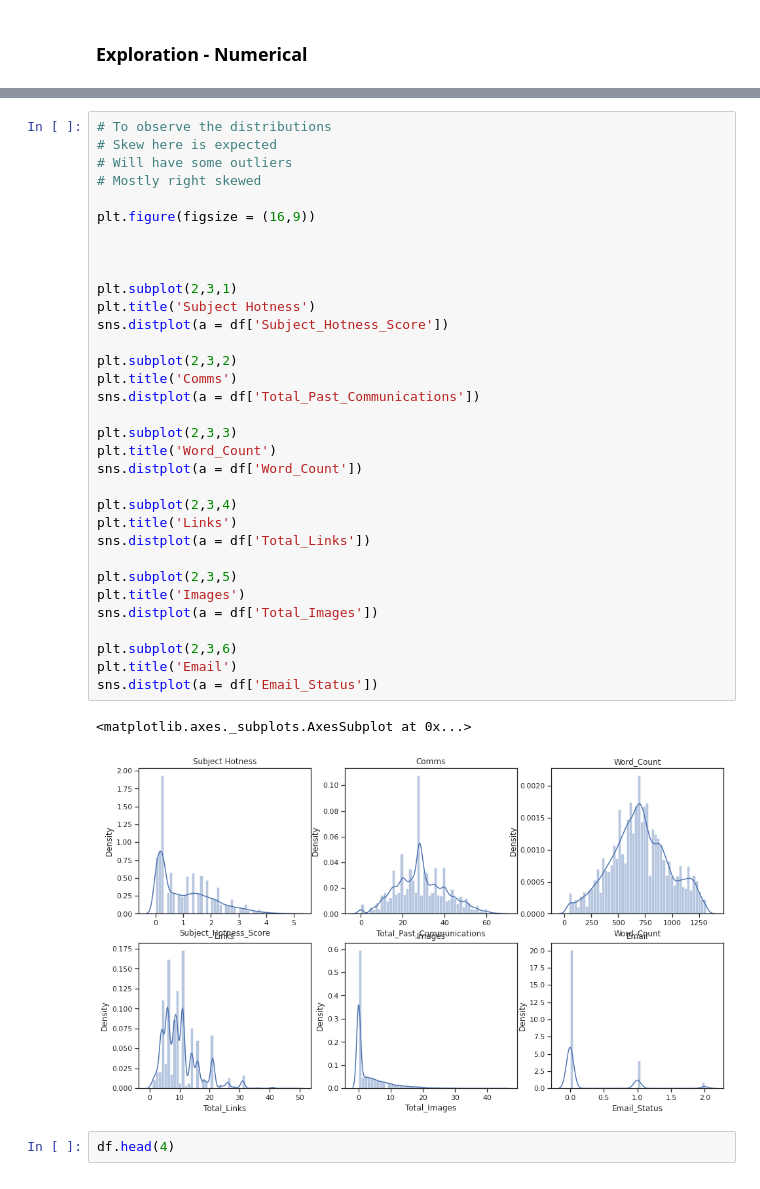
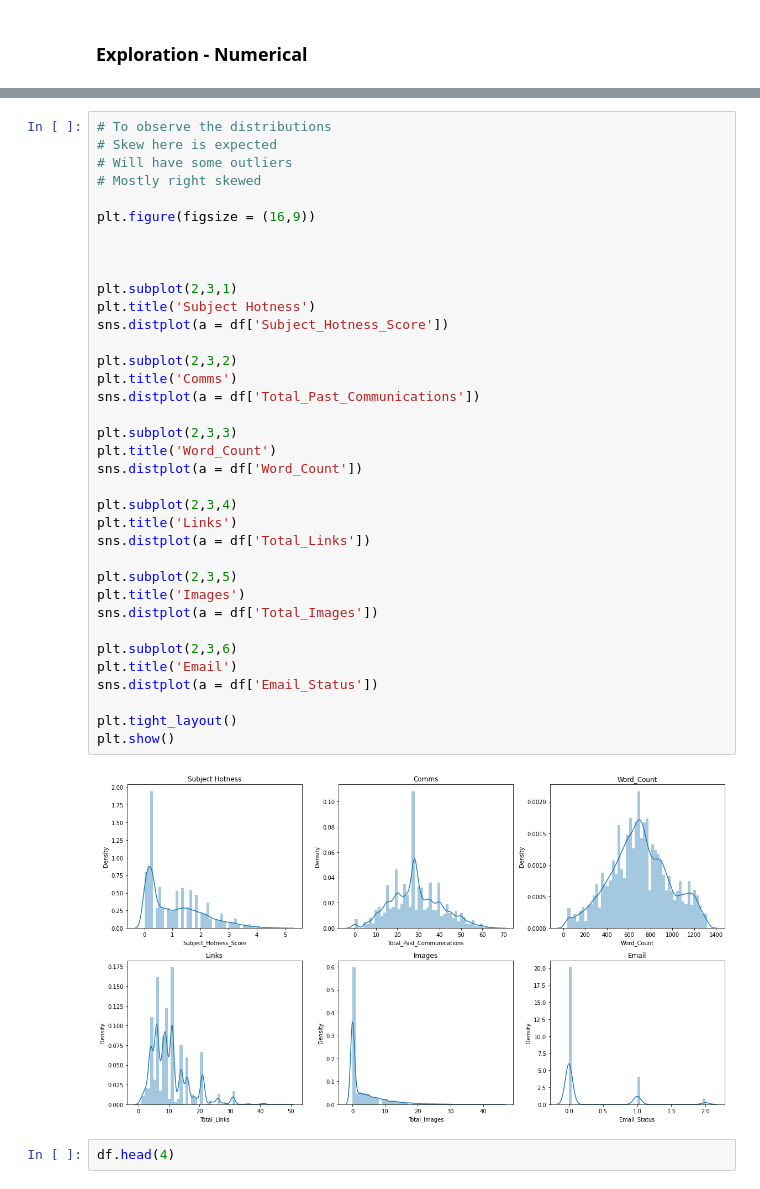
Before and after one commit to suchirmm/email_campaign, a Jupyter notebook: project_email_campaign.ipynb, the cells around one changed output, grey strips where cells are left out. Saved outputs shown, nothing was run; the diff lists cells and outputs as text.

```diff
--- a/project_email_campaign.ipynb
+++ b/project_email_campaign.ipynb
@@ -312,35 +312,37 @@ df.head()
 # Mostly right skewed
 
 plt.figure(figsize = (16,9))
 
 
 
 plt.subplot(2,3,1)
 plt.title('Subject Hotness')
 sns.distplot(a = df['Subject_Hotness_Score'])
 
 plt.subplot(2,3,2)
 plt.title('Comms')
 sns.distplot(a = df['Total_Past_Communications'])
 
 plt.subplot(2,3,3)
 plt.title('Word_Count')
 sns.distplot(a = df['Word_Count'])
 
 plt.subplot(2,3,4)
 plt.title('Links')
 sns.distplot(a = df['Total_Links'])
 
 plt.subplot(2,3,5)
 plt.title('Images')
 sns.distplot(a = df['Total_Images'])
 
 plt.subplot(2,3,6)
 plt.title('Email')
 sns.distplot(a = df['Email_Status'])
+
+plt.tight_layout()
+plt.show()
 # %% [output]
-<matplotlib.axes._subplots.AxesSubplot at 0x...>
-[figure, old version]
+[figure, new version]
 # %%
 df.head(4)
 # %% [output]
```
Also changed, not shown: parts of 32 cells of this notebook.
